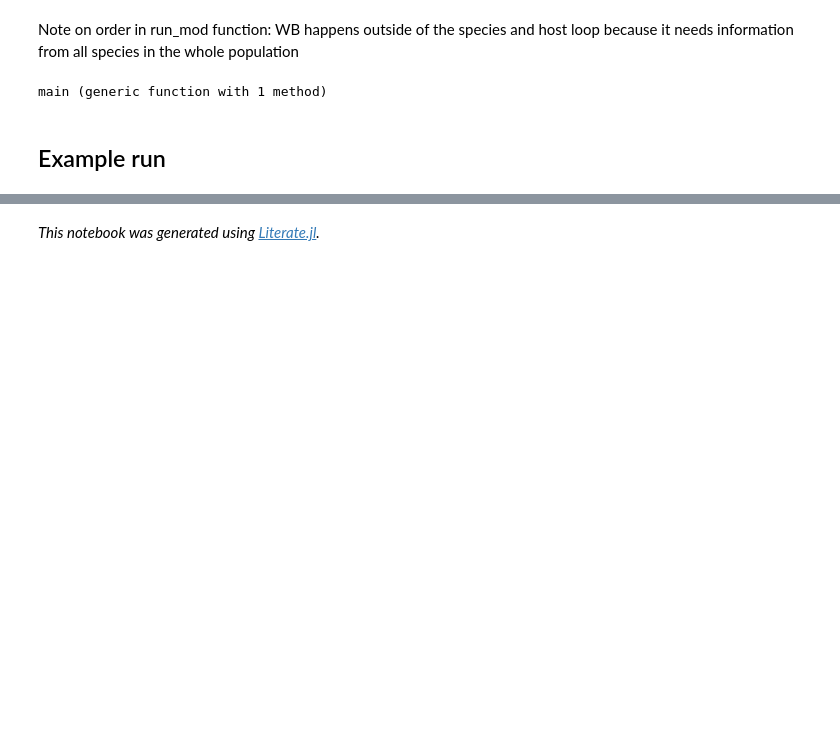
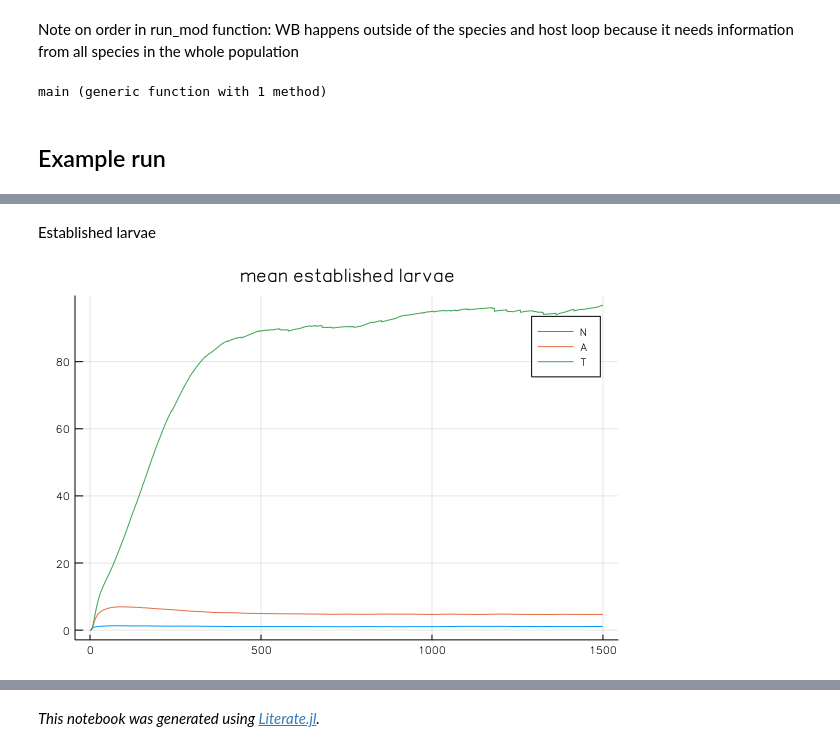
Before and after one commit to hannahlepper/sth_coinf_model, a Jupyter notebook: coinf_model.ipynb, the cells around one changed output, grey strips where cells are left out. Drawn from its saved outputs; the diff is of its cells as text; code cells hidden in the pictures; blank space fills up the shorter version.

```diff
--- a/coinf_model.ipynb
+++ b/coinf_model.ipynb
@@ -439,0 +348,6 @@ mean(eggs[:,3])
+# %% [markdown]
+Established larvae
+# %%
+plot(1:1500, EL[1:1500,:], title = "mean established larvae", label = ["N", "A", "T"])
+# %% [output]
+[figure, added]
```
Also changed, not shown: parts of 43 cells of this notebook, 1 other file.
